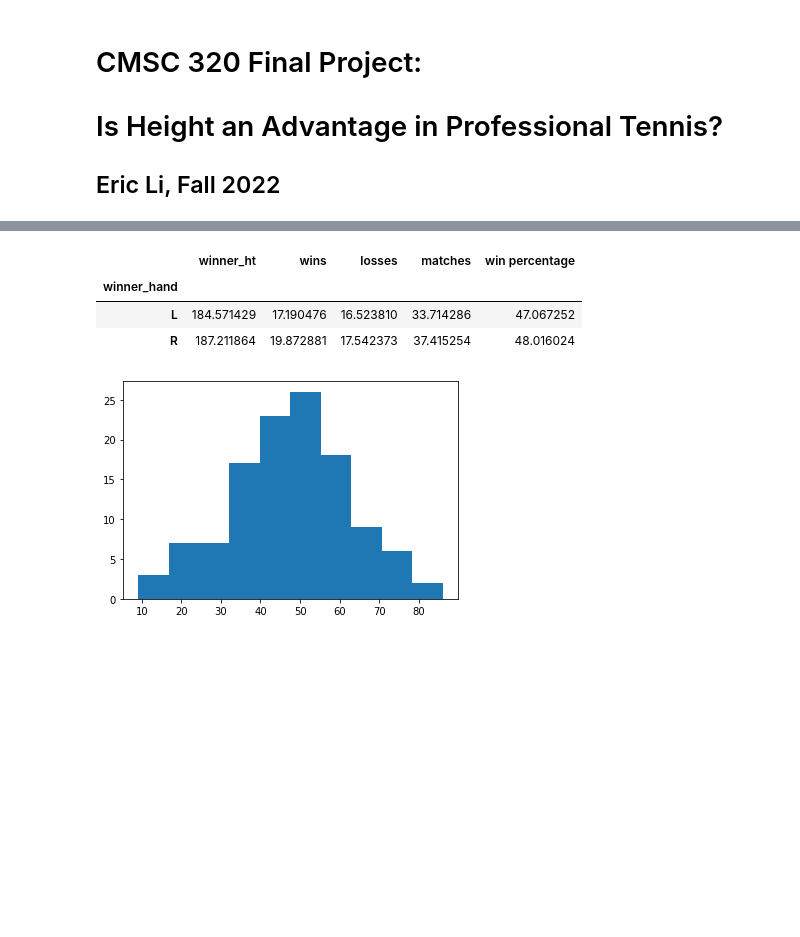
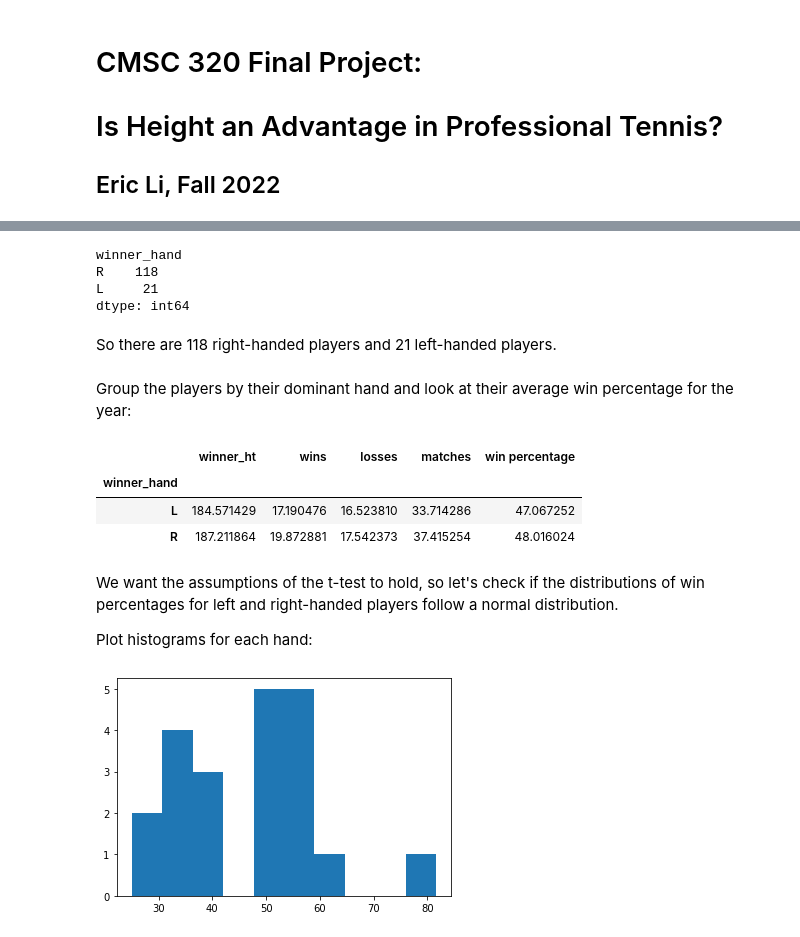
Before and after one commit to eli4278/jekyll_theme, a Jupyter notebook: final_project.ipynb, the cells around one changed output, grey strips where cells are left out. Saved outputs shown, nothing was run; the diff lists cells and outputs as text; code cells hidden in the pictures; blank space fills up the shorter version.

```diff
--- a/final_project.ipynb
+++ b/final_project.ipynb
@@ -129,0 +148,7 @@ plt.show()
+# %%
+import statsmodels.formula.api as smf
+
+player_data = player_data.rename(columns={'win percentage':'win_percentage'})
+model = smf.ols(formula="win_percentage ~ winner_ht", data=player_data).fit()
+
+print(model.summary())
@@ -130,3 +184,14 @@ plt.show()
+# %%
+player_data.value_counts('winner_hand')
+# %% [output]
+winner_hand
+R    118
+L     21
+dtype: int64
+# %% [markdown]
+So there are 118 right-handed players and 21 left-handed players.
+# %% [markdown]
+Group the players by their dominant hand and look at their average win percentage for the year:
 # %%
 player_data.groupby(['winner_hand']).mean()
 # %% [output]
@@ -134,9 +199,13 @@ player_data.groupby(['winner_hand']).mean()
 | winner_hand |  |  |  |  |  |
 | L | 184.571429 | 17.190476 | 16.523810 | 33.714286 | 47.067252 |
 | R | 187.211864 | 19.872881 | 17.542373 | 37.415254 | 48.016024 |
+# %% [markdown]
+We want the assumptions of the t-test to hold, so let's check if the distributions of win percentages for left and right-handed players follow a normal distribution.
+
+Plot histograms for each hand:
 # %%
-lefties = player_data[player_data['winner_hand'] == 'R']
+lefties = player_data[player_data['winner_hand'] == 'L']
 plt.hist(lefties['win percentage'])
 plt.show()
 # %% [output]
-[figure, old version]
+[figure, new version]
```
Also changed, not shown: parts of 34 cells of this notebook.
